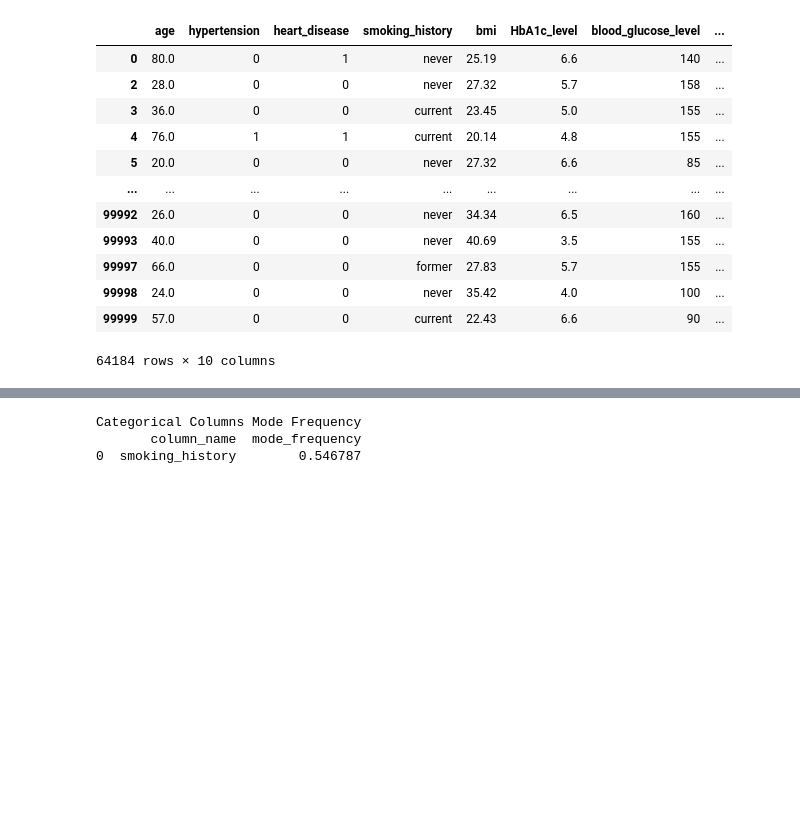
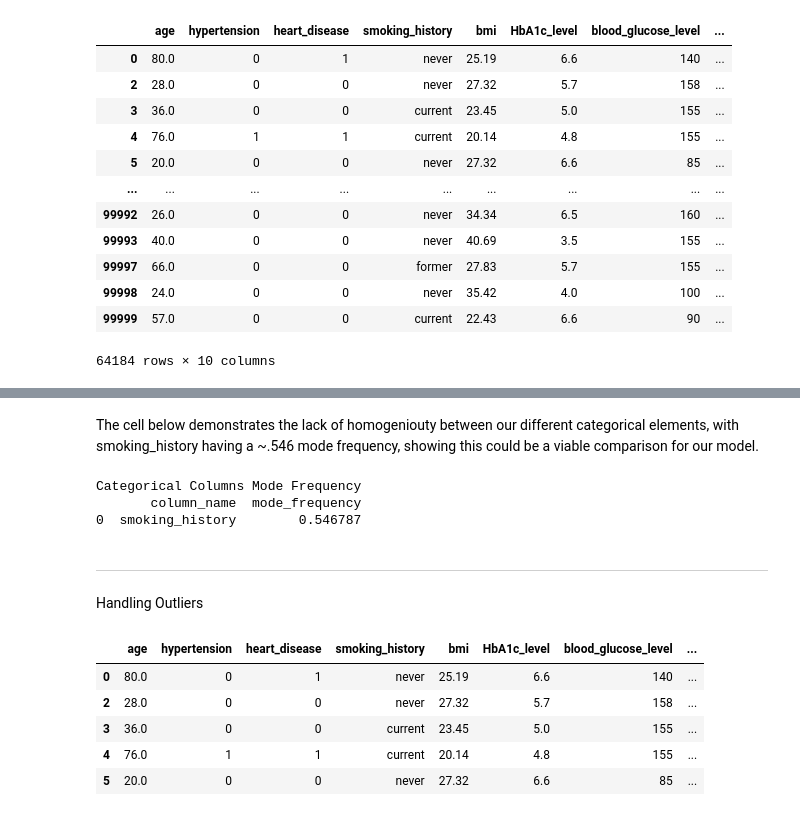
Before and after one commit to CBreach/352Project, a Jupyter notebook: finalProject.ipynb, the cells around one changed output, grey strips where cells are left out. Cells and saved outputs as stored; diff of their text form; code cells hidden in the pictures; blank space fills up the shorter version.

```diff
--- a/finalProject.ipynb
+++ b/finalProject.ipynb
@@ -143,3 +156,5 @@ df[df['smoking_encoded'] == 0].sum()
+# %% [markdown]
+The cell below demonstrates the lack of homogeniouty between our different categorical elements, with smoking_history having a ~.546 mode frequency, showing this could be a viable comparison for our model.
 # %%
 print("Categorical Columns Mode Frequency")
 cat_columns = df.select_dtypes(include=["object"]).columns
@@ -155,3 +170,15 @@ print(mode_freq_df.sort_values("mode_frequency", ascending=False).head(10))
 Categorical Columns Mode Frequency
        column_name  mode_frequency
 0  smoking_history        0.546787
+# %% [markdown]
+---
+Handling Outliers
+# %%
+df.head()
+# %% [output]
+|  | age | hypertension | heart_disease | smoking_history | bmi | HbA1c_level | blood_glucose_level | ... |
+| 0 | 80.0 | 0 | 1 | never | 25.19 | 6.6 | 140 | ... |
+| 2 | 28.0 | 0 | 0 | never | 27.32 | 5.7 | 158 | ... |
+| 3 | 36.0 | 0 | 0 | current | 23.45 | 5.0 | 155 | ... |
+| 4 | 76.0 | 1 | 1 | current | 20.14 | 4.8 | 155 | ... |
+| 5 | 20.0 | 0 | 0 | never | 27.32 | 6.6 | 85 | ... |
```
Also changed, not shown: parts of 7 cells of this notebook.
